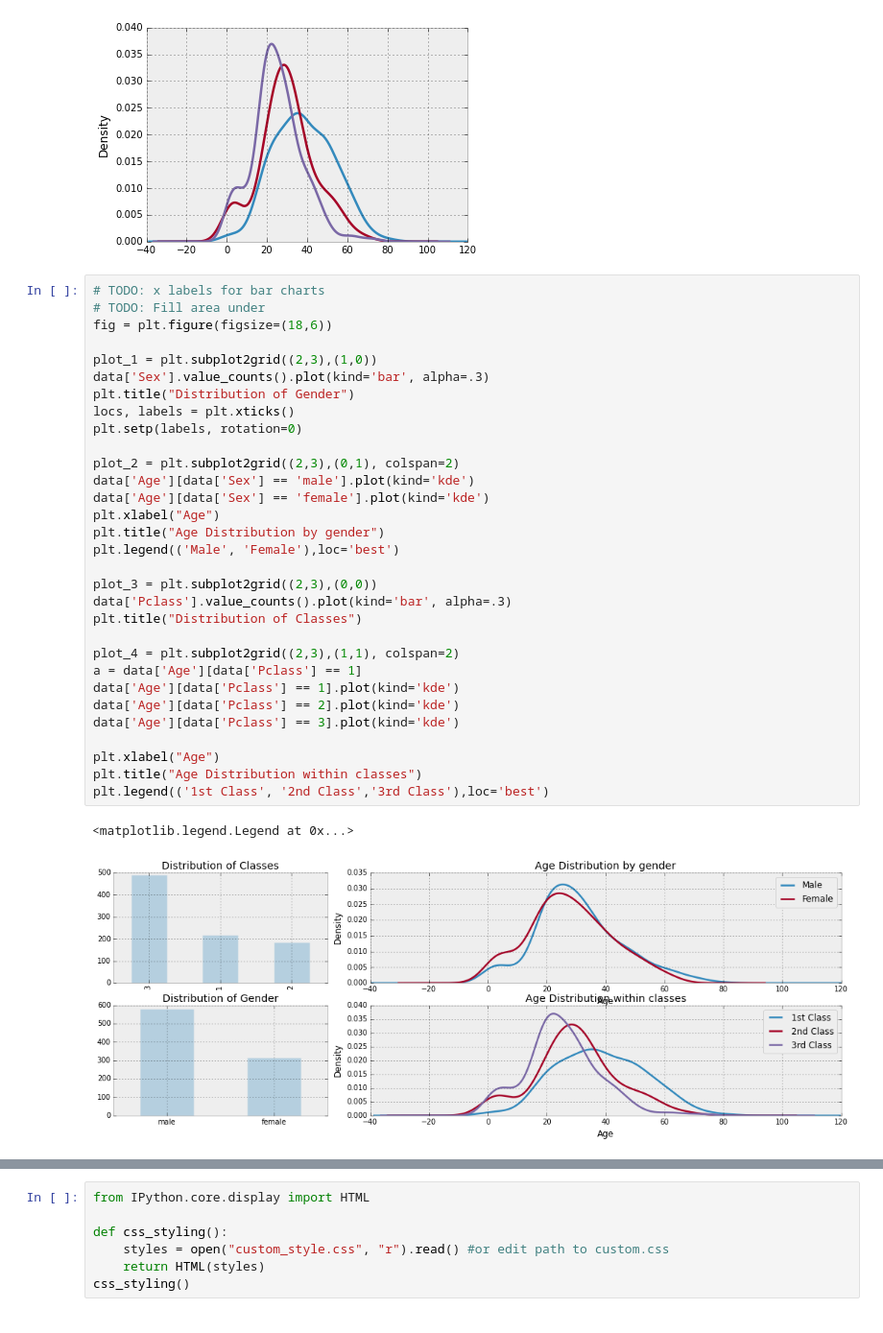
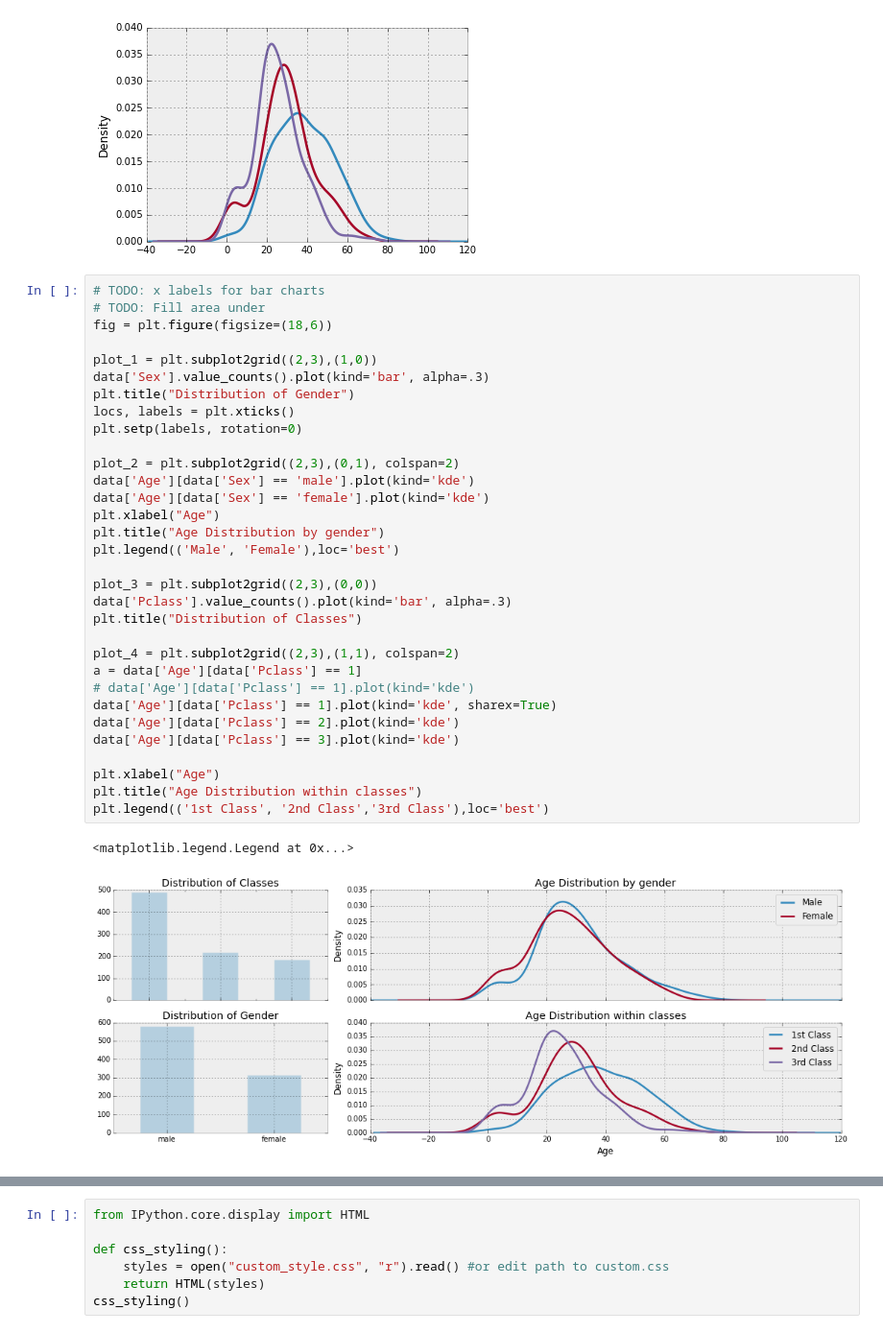
Before and after one commit to zunayed/pyDataAnalysis, a Jupyter notebook: titanic_predection.ipynb, the cells around one changed output, grey strips where cells are left out. Shown: that part at 96% size. Drawn from its saved outputs; the diff is of its cells as text.

```diff
--- a/titanic_predection.ipynb
+++ b/titanic_predection.ipynb
@@ -72,35 +99,36 @@ data['Age'][data['Pclass'] == 3].plot(kind='kde')
 # TODO: Fill area under
 fig = plt.figure(figsize=(18,6))
 
 plot_1 = plt.subplot2grid((2,3),(1,0))
 data['Sex'].value_counts().plot(kind='bar', alpha=.3)
 plt.title("Distribution of Gender")
 locs, labels = plt.xticks()
 plt.setp(labels, rotation=0)
 
 plot_2 = plt.subplot2grid((2,3),(0,1), colspan=2)
 data['Age'][data['Sex'] == 'male'].plot(kind='kde')
 data['Age'][data['Sex'] == 'female'].plot(kind='kde')
 plt.xlabel("Age")
 plt.title("Age Distribution by gender")
 plt.legend(('Male', 'Female'),loc='best')
 
 plot_3 = plt.subplot2grid((2,3),(0,0))
 data['Pclass'].value_counts().plot(kind='bar', alpha=.3)
 plt.title("Distribution of Classes")
 
 plot_4 = plt.subplot2grid((2,3),(1,1), colspan=2)
 a = data['Age'][data['Pclass'] == 1]
-data['Age'][data['Pclass'] == 1].plot(kind='kde')
+# data['Age'][data['Pclass'] == 1].plot(kind='kde')
+data['Age'][data['Pclass'] == 1].plot(kind='kde', sharex=True)
 data['Age'][data['Pclass'] == 2].plot(kind='kde')
 data['Age'][data['Pclass'] == 3].plot(kind='kde')
 
 plt.xlabel("Age")
 plt.title("Age Distribution within classes")
 plt.legend(('1st Class', '2nd Class','3rd Class'),loc='best')
 # %% [output]
 <matplotlib.legend.Legend at 0x...>
-[figure, old version]
+[figure, new version]
 # %%
 df = data
 fig = plt.figure(figsize=(18,4))
```
Also changed, not shown: parts of 7 cells of this notebook, 1 other file.
